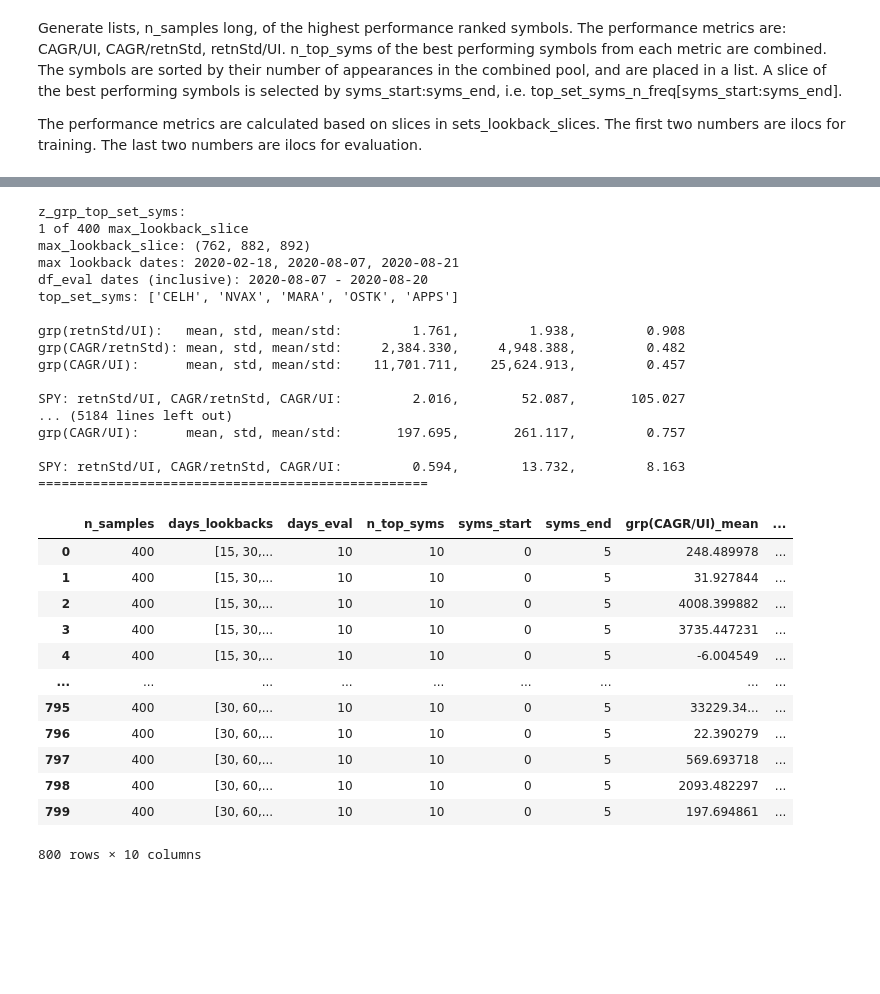
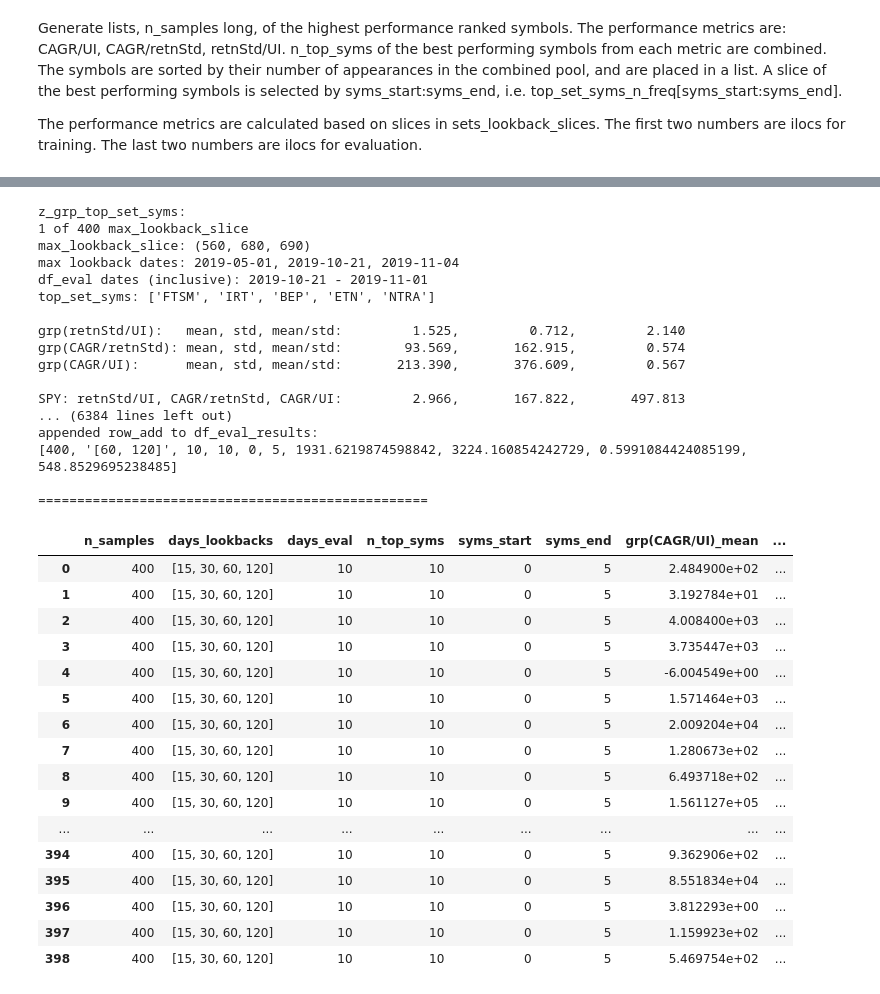
Before and after one commit to pympk/py379, a Jupyter notebook: yf_7.ipynb, the cells around one changed output, grey strips where cells are left out. Drawn from its saved outputs; the diff is of its cells as text; code cells hidden in the pictures; blank space fills up the shorter version.

```diff
--- a/yf_7.ipynb
+++ b/yf_7.ipynb
@@ -1,7 +1,15 @@
 # %%
+import pandas as pd
+import numpy as np
+from IPython.display import display, HTML
 from yf_utils import _2_split_train_val_test, _3_random_slices, _4_lookback_slices
 from yf_utils import _5_perf_ranks, _6_grp_tuples_sort_sum
-from myUtils import pickle_load
+from myUtils import pickle_load, pickle_dump
+
+pd.set_option('display.max_rows', 500)
+pd.set_option('display.max_columns', 14)
+pd.set_option('display.max_colwidth', 12)
+pd.set_option('display.width', 800)
 
 verbose = False  # True prints more output
 # verbose = True  # True prints more output
@@ -9,6 +17,7 @@ verbose = False  # True prints more output
 path_dir = "C:/Users/ping/MyDrive/stocks/yfinance/"
 path_data_dump = path_dir + "VSCode_dump/"
 fp_df_close_clean = 'df_close_clean'
+fp_df_eval_results = 'df_eval_results'
 
 df_close_clean = pickle_load(path_data_dump, fp_df_close_clean)
 # %%
@@ -216,26 +230,28 @@ for i, (_lookback_slice, _top_set_syms) in enumerate(z_grp_top_set_syms):
   _, SPY_retnStd_d_UI, SPY_CAGR_d_retnStd, SPY_CAGR_d_UI = _7_perf_eval(df_SPY)
   print(f'\nSPY: retnStd/UI, CAGR/retnStd, CAGR/UI: {SPY_retnStd_d_UI[0]:>13,.3f}, {SPY_CAGR_d_retnStd[0]:>13,.3f}, {SPY_CAGR_d_UI[0]:>13,.3f}')
 
-  row_add = [n_samples, str(days_lookbacks), days_eval, n_top_syms, syms_start, syms_end, grp_CAGR_d_UI[0], grp_CAGR_d_UI[1], grp_CAGR_d_UI[2], SPY_CAGR_d_UI[0]]
-  df_eval_results.loc[len(df_eval_results)] = row_add
+  if store_results:  # record results to df
+    row_add = [n_samples, str(days_lookbacks), days_eval, n_top_syms, syms_start, syms_end, grp_CAGR_d_UI[0], grp_CAGR_d_UI[1], grp_CAGR_d_UI[2], SPY_CAGR_d_UI[0]]
+    df_eval_results.loc[len(df_eval_results)] = row_add
+    print(f'appended row_add to df_eval_results:\n{row_add}\n')
   print('='*50, '\n')
 # %% [output]
 z_grp_top_set_syms:
 1 of 400 max_lookback_slice
-max_lookback_slice: (762, 882, 892)
-max lookback dates: 2020-02-18, 2020-08-07, 2020-08-21
-df_eval dates (inclusive): 2020-08-07 - 2020-08-20
-top_set_syms: ['CELH', 'NVAX', 'MARA', 'OSTK', 'APPS']
+max_lookback_slice: (560, 680, 690)
+max lookback dates: 2019-05-01, 2019-10-21, 2019-11-04
+df_eval dates (inclusive): 2019-10-21 - 2019-11-01
+top_set_syms: ['FTSM', 'IRT', 'BEP', 'ETN', 'NTRA']
 
-grp(retnStd/UI):   mean, std, mean/std:         1.761,         1.938,         0.908
-grp(CAGR/retnStd): mean, std, mean/std:     2,384.330,     4,948.388,         0.482
-grp(CAGR/UI):      mean, std, mean/std:    11,701.711,    25,624.913,         0.457
+grp(retnStd/UI):   mean, std, mean/std:         1.525,         0.712,         2.140
+grp(CAGR/retnStd): mean, std, mean/std:        93.569,       162.915,         0.574
+grp(CAGR/UI):      mean, std, mean/std:       213.390,       376.609,         0.567
 
-SPY: retnStd/UI, CAGR/retnStd, CAGR/UI:         2.016,        52.087,       105.027
-... (5184 lines left out)
-grp(CAGR/UI):      mean, std, mean/std:       197.695,       261.117,         0.757
+SPY: retnStd/UI, CAGR/retnStd, CAGR/UI:         2.966,       167.822,       497.813
+... (6384 lines left out)
+appended row_add to df_eval_results:
+[400, '[60, 120]', 10, 10, 0, 5, 1931.6219874598842, 3224.160854242729, 0.5991084424085199, 548.8529695238485]
 
-SPY: retnStd/UI, CAGR/retnStd, CAGR/UI:         0.594,        13.732,         8.163
 ==================================================
 # %%
 # https://towardsdatascience.com/pandas-groupby-a-simple-but-detailed-tutorial-314b8f37005d
@@ -243,25 +259,28 @@ SPY: retnStd/UI, CAGR/retnStd, CAGR/UI:         0.594,        13.732,         8.
 # https://towardsdatascience.com/summarizing-data-with-pandas-crosstab-efc8b9abecf
 # https://towardsdatascience.com/how-to-flatten-multiindex-columns-and-rows-in-pandas-f5406c50e569
 # https://datascientyst.com/list-aggregation-functions-aggfunc-groupby-pandas/
-# %%
-from myUtils import pickle_dump
-pickle_dump(df_eval_results, path_data_dump, 'df_eval_results')
-df = pickle_load(path_data_dump, 'df_eval_results')
-df
-# %% [output]
-|  | n_samples | days_lookbacks | days_eval | n_top_syms | syms_start | syms_end | grp(CAGR/UI)_mean | ... |
-| 0 | 400 | [15, 30,... | 10 | 10 | 0 | 5 | 248.489978 | ... |
-| 1 | 400 | [15, 30,... | 10 | 10 | 0 | 5 | 31.927844 | ... |
-| 2 | 400 | [15, 30,... | 10 | 10 | 0 | 5 | 4008.399882 | ... |
-| 3 | 400 | [15, 30,... | 10 | 10 | 0 | 5 | 3735.447231 | ... |
-| 4 | 400 | [15, 30,... | 10 | 10 | 0 | 5 | -6.004549 | ... |
-| ... | ... | ... | ... | ... | ... | ... | ... | ... |
-| 795 | 400 | [30, 60,... | 10 | 10 | 0 | 5 | 33229.34... | ... |
-| 796 | 400 | [30, 60,... | 10 | 10 | 0 | 5 | 22.390279 | ... |
-| 797 | 400 | [30, 60,... | 10 | 10 | 0 | 5 | 569.693718 | ... |
-| 798 | 400 | [30, 60,... | 10 | 10 | 0 | 5 | 2093.482297 | ... |
-| 799 | 400 | [30, 60,... | 10 | 10 | 0 | 5 | 197.694861 | ... |
-800 rows × 10 columns
+# %%
+# df = pickle_load(path_data_dump, 'df_eval_results')
+df = df_eval_results.copy()
+display(HTML(df.to_html()))
+# %% [output]
+|  | n_samples | days_lookbacks | days_eval | n_top_syms | syms_start | syms_end | grp(CAGR/UI)_mean | ... |
+| 0 | 400 | [15, 30, 60, 120] | 10 | 10 | 0 | 5 | 2.484900e+02 | ... |
+| 1 | 400 | [15, 30, 60, 120] | 10 | 10 | 0 | 5 | 3.192784e+01 | ... |
+| 2 | 400 | [15, 30, 60, 120] | 10 | 10 | 0 | 5 | 4.008400e+03 | ... |
+| 3 | 400 | [15, 30, 60, 120] | 10 | 10 | 0 | 5 | 3.735447e+03 | ... |
+| 4 | 400 | [15, 30, 60, 120] | 10 | 10 | 0 | 5 | -6.004549e+00 | ... |
+| 5 | 400 | [15, 30, 60, 120] | 10 | 10 | 0 | 5 | 1.571464e+03 | ... |
+| 6 | 400 | [15, 30, 60, 120] | 10 | 10 | 0 | 5 | 2.009204e+04 | ... |
+| 7 | 400 | [15, 30, 60, 120] | 10 | 10 | 0 | 5 | 1.280673e+02 | ... |
+| 8 | 400 | [15, 30, 60, 120] | 10 | 10 | 0 | 5 | 6.493718e+02 | ... |
+| 9 | 400 | [15, 30, 60, 120] | 10 | 10 | 0 | 5 | 1.561127e+05 | ... |
+| ... | ... | ... | ... | ... | ... | ... | ... | ... |
+| 394 | 400 | [15, 30, 60, 120] | 10 | 10 | 0 | 5 | 9.362906e+02 | ... |
+| 395 | 400 | [15, 30, 60, 120] | 10 | 10 | 0 | 5 | 8.551834e+04 | ... |
+| 396 | 400 | [15, 30, 60, 120] | 10 | 10 | 0 | 5 | 3.812293e+00 | ... |
+| 397 | 400 | [15, 30, 60, 120] | 10 | 10 | 0 | 5 | 1.159923e+02 | ... |
+| 398 | 400 | [15, 30, 60, 120] | 10 | 10 | 0 | 5 | 5.469754e+02 | ... |
 # %%
 my_cols = ['grp(CAGR/UI)_mean', 'grp(CAGR/UI)_std', 'SPY_CAGR/UI']
 _df = df[my_cols]
```
Also changed, not shown: parts of 6 cells of this notebook, 3 other files.
